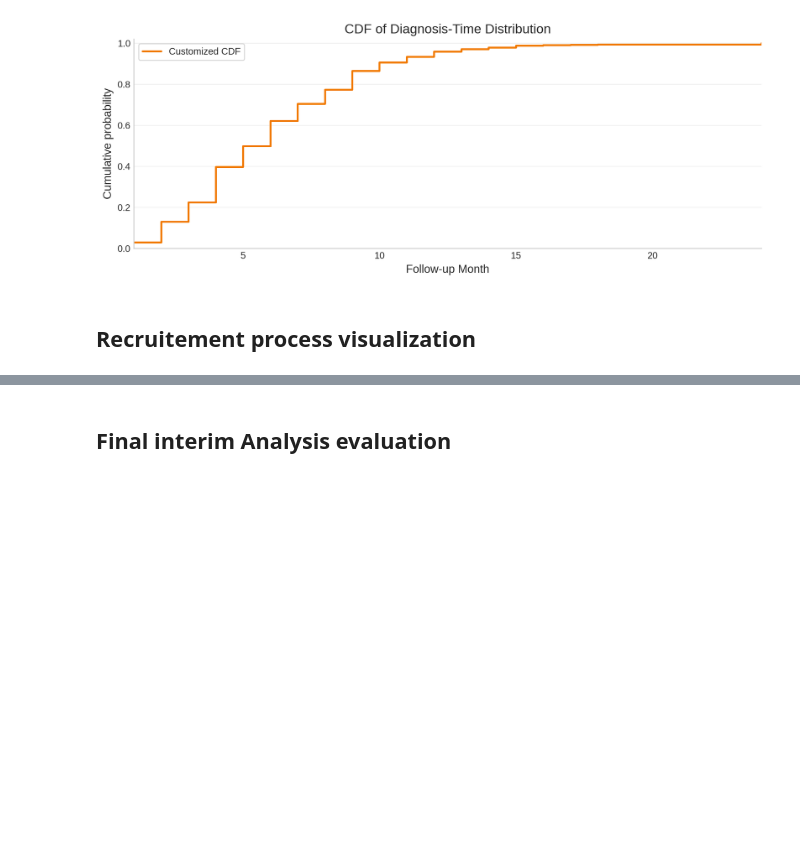
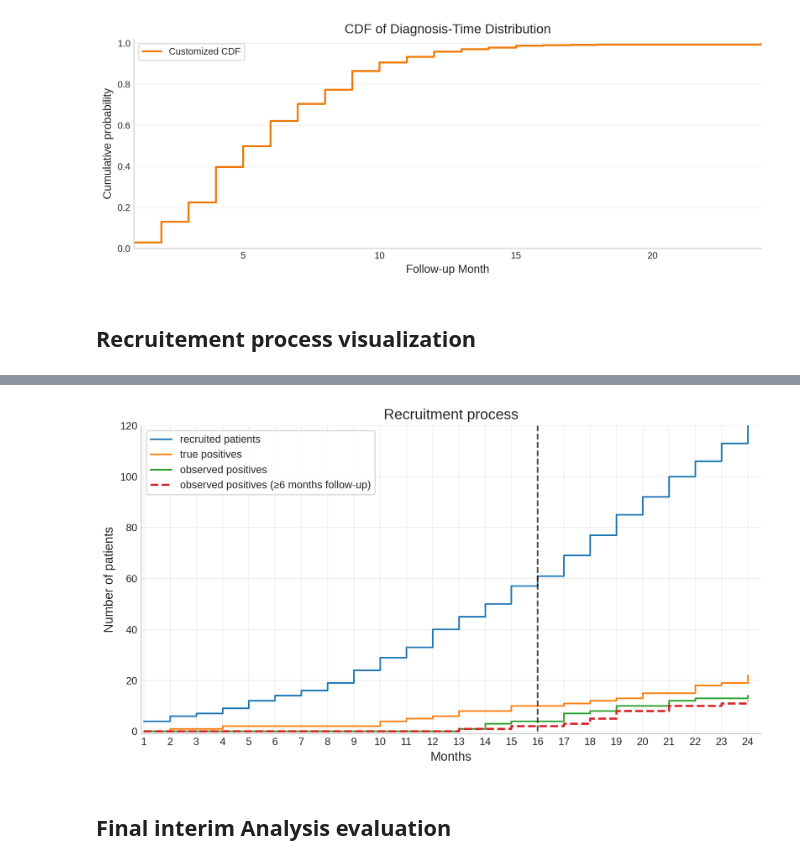
Before and after one commit to YoelPH/clinical_trial_simulation, a Jupyter notebook: clinical_trial_simulations.ipynb, the cells around one changed output, grey strips where cells are left out. Cells and saved outputs as stored; diff of their text form; code cells hidden in the pictures; blank space fills up the shorter version.

```diff
--- a/clinical_trial_simulations.ipynb
+++ b/clinical_trial_simulations.ipynb
@@ -357,3 +297,54 @@ plt.legend(frameon = True)
+# %%
+import numpy as np
+import matplotlib.pyplot as plt
+
+running_months = 24
+minimum_follow_up = 6
+months = np.arange(1, running_months + 1)
+
+patients = df_2.loc[df_2["Recruitement status"] == 1]
+positives = patients.loc[patients["True recessive status"] == 1]
+
+recruitment_month = patients["Month of recruitement"]
+positive_recruitment_month = positives["Month of recruitement"]
+diagnose_time = positive_recruitment_month + positives["diagnose time after treatment"]
+
+# Events count once diagnosis and six months of follow-up have both occurred.
+eligible_event_time = np.maximum(
+    diagnose_time, positive_recruitment_month + minimum_follow_up
+)
+
+def cumulative_count(times):
+    return np.array([(times <= m).sum() for m in months])
+
+cumulative_patients = cumulative_count(recruitment_month)
+cumulative_positive = cumulative_count(positive_recruitment_month)
+cumulative_observed = cumulative_count(diagnose_time)
+cumulative_observed_6m = cumulative_count(eligible_event_time)
+
+plt.figure(figsize=(9, 5))
+plt.step(months, cumulative_patients, label="recruited patients", where="post")
+plt.step(months, cumulative_positive, label="true positives", where="post")
+plt.step(months, cumulative_observed, label="observed positives", where="post")
+plt.step(
+    months, cumulative_observed_6m, where="post",
+    label="observed positives (≥6 months follow-up)",
+    linestyle="--", linewidth=2,
+)
+
+plt.grid(visible=True, alpha=0.3)
+plt.xlabel("Months")
+plt.ylabel("Number of patients")
+plt.xticks(months)
+plt.title("Recruitment process")
+plt.legend(frameon=True)
+plt.tight_layout()
+plt.vlines([16], ymin=0, ymax=120, color="black", linestyle="--", alpha= 0.7)
+plt.ylim(-0.9, 120)
+plt.xlim(0.9, 24.5)
+plt.show()
+# %% [output]
+[figure, added]
 # %% [markdown]
 ## Final interim Analysis evaluation
 # %%
```
Also changed, not shown: parts of 3 cells of this notebook.
